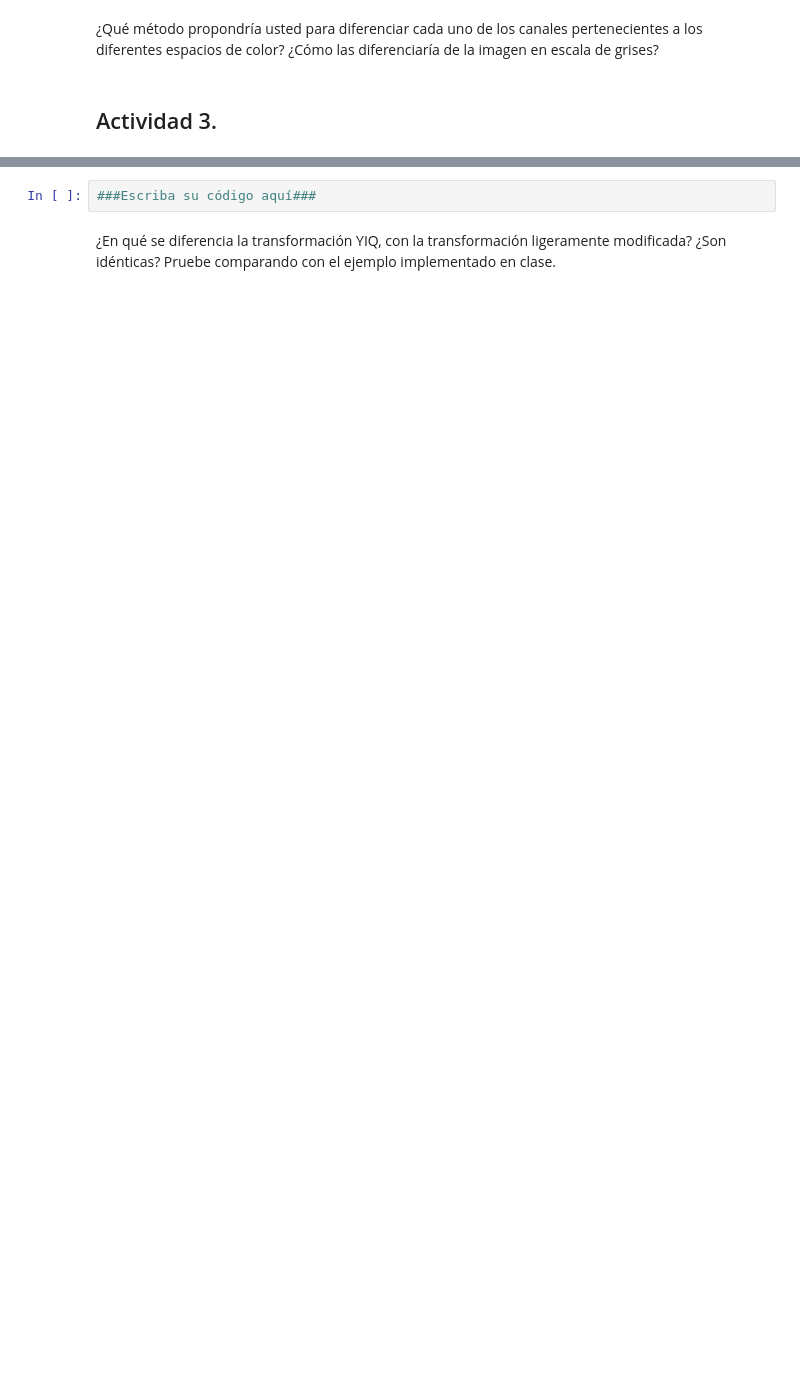
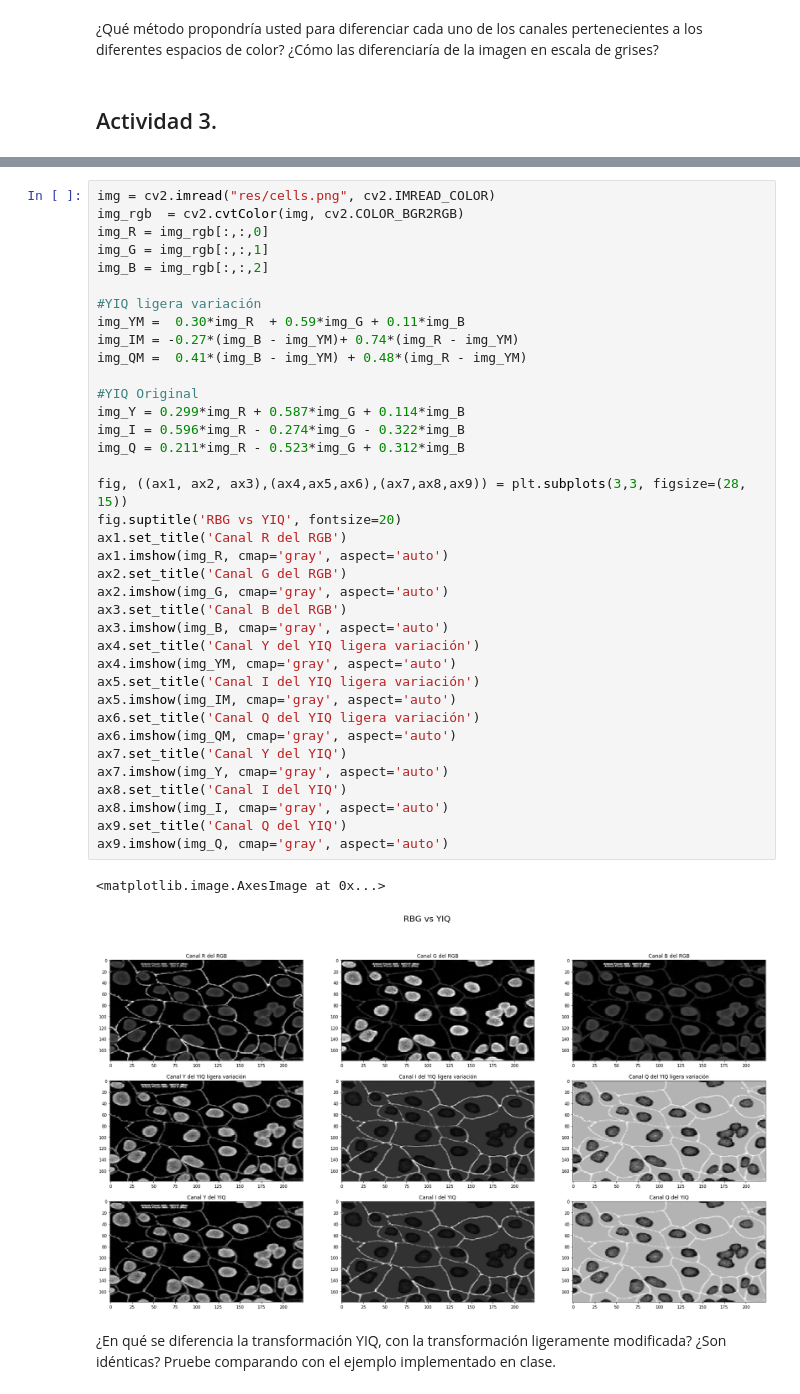
Before and after one commit to josedavidrestrepo/vision-artificial, a Jupyter notebook: semana-3/Actividades/Actividades Semana 3.ipynb, the cells around one changed output, grey strips where cells are left out. Cells and saved outputs as stored; diff of their text form; blank space fills up the shorter version.

```diff
--- a/semana-3/Actividades/Actividades Semana 3.ipynb
+++ b/semana-3/Actividades/Actividades Semana 3.ipynb
@@ -91,7 +138,45 @@ La versión de NTSC aprobada por la Comisión Federal de Comunicaciones, en Esta
 
 <br>Lea la imagen "cells.png" que se encuentra en la carpeta "res", escriba un código donde implemente la transformación lineal YIQ  modificada sobre el espacio de color RGB.</br>
 <br><b>Ayuda: Escriba en forma matricial el sistema para conocer las componentes R, G, B de los canales Y, I, Q.<b></br>
-# %%
-###Escriba su código aquí###
+# %%
+img = cv2.imread("res/cells.png", cv2.IMREAD_COLOR)
+img_rgb  = cv2.cvtColor(img, cv2.COLOR_BGR2RGB)
+img_R = img_rgb[:,:,0]
+img_G = img_rgb[:,:,1]
+img_B = img_rgb[:,:,2]
+
+#YIQ ligera variación
+img_YM =  0.30*img_R  + 0.59*img_G + 0.11*img_B
+img_IM = -0.27*(img_B - img_YM)+ 0.74*(img_R - img_YM)
+img_QM =  0.41*(img_B - img_YM) + 0.48*(img_R - img_YM)
+
+#YIQ Original
+img_Y = 0.299*img_R + 0.587*img_G + 0.114*img_B
+img_I = 0.596*img_R - 0.274*img_G - 0.322*img_B
+img_Q = 0.211*img_R - 0.523*img_G + 0.312*img_B
+
+fig, ((ax1, ax2, ax3),(ax4,ax5,ax6),(ax7,ax8,ax9)) = plt.subplots(3,3, figsize=(28, 15))
+fig.suptitle('RBG vs YIQ', fontsize=20)
+ax1.set_title('Canal R del RGB')
+ax1.imshow(img_R, cmap='gray', aspect='auto')
+ax2.set_title('Canal G del RGB')
+ax2.imshow(img_G, cmap='gray', aspect='auto')
+ax3.set_title('Canal B del RGB')
+ax3.imshow(img_B, cmap='gray', aspect='auto')
+ax4.set_title('Canal Y del YIQ ligera variación')
+ax4.imshow(img_YM, cmap='gray', aspect='auto')
+ax5.set_title('Canal I del YIQ ligera variación')
+ax5.imshow(img_IM, cmap='gray', aspect='auto')
+ax6.set_title('Canal Q del YIQ ligera variación')
+ax6.imshow(img_QM, cmap='gray', aspect='auto')
+ax7.set_title('Canal Y del YIQ')
+ax7.imshow(img_Y, cmap='gray', aspect='auto')
+ax8.set_title('Canal I del YIQ')
+ax8.imshow(img_I, cmap='gray', aspect='auto')
+ax9.set_title('Canal Q del YIQ')
+ax9.imshow(img_Q, cmap='gray', aspect='auto')
+# %% [output]
+<matplotlib.image.AxesImage at 0x...>
+[figure, added]
 # %% [markdown]
 ¿En qué se diferencia la transformación YIQ, con la transformación ligeramente modificada? ¿Son idénticas? Pruebe comparando con el ejemplo implementado en clase.
```
Also changed, not shown: parts of 8 cells of this notebook, 3 other files.
